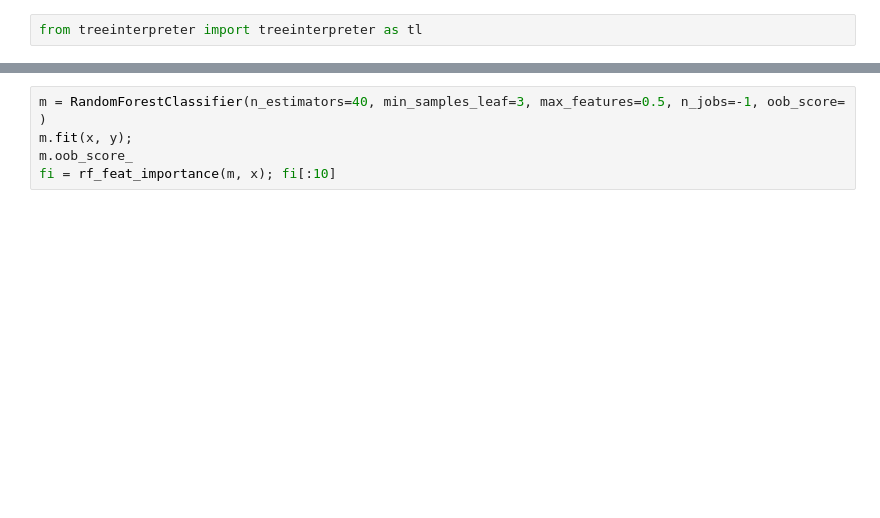
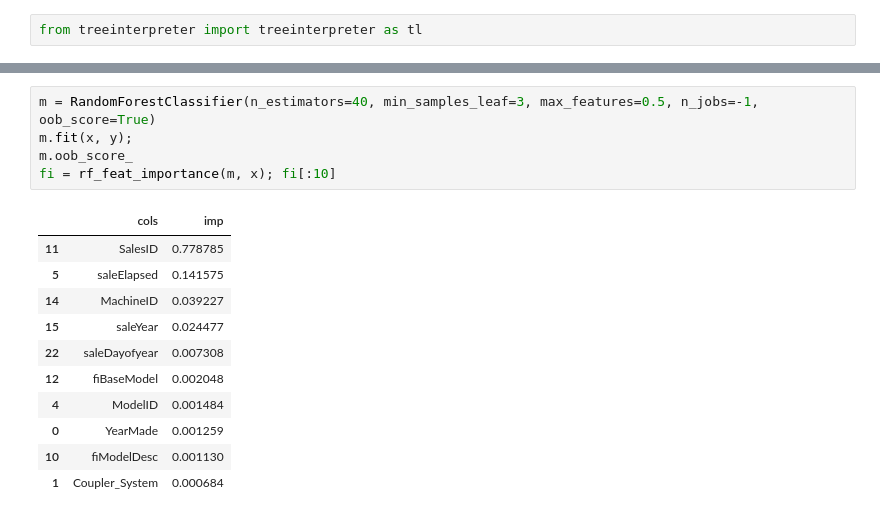
Before and after one commit to s-r-aman/machine_learning_playground, a Jupyter notebook: fastdotai/fastai_1.ipynb, the cells around one changed output, grey strips where cells are left out. Cells and saved outputs as stored; diff of their text form; blank space fills up the shorter version.

```diff
--- a/fastdotai/fastai_1.ipynb
+++ b/fastdotai/fastai_1.ipynb
@@ -146,9 +256,20 @@ x, y, nas = proc_df(df_ext, 'is_valid')
 # %%
-m = RandomForestClassifier(n_estimators=40, min_samples_leaf=3, max_features=0.5, n_jobs=-1, oob_score=
-)
+m = RandomForestClassifier(n_estimators=40, min_samples_leaf=3, max_features=0.5, n_jobs=-1, oob_score=True)
 m.fit(x, y);
 m.oob_score_
 fi = rf_feat_importance(m, x); fi[:10]
+# %% [output]
+|  | cols | imp |
+| 11 | SalesID | 0.778785 |
+| 5 | saleElapsed | 0.141575 |
+| 14 | MachineID | 0.039227 |
+| 15 | saleYear | 0.024477 |
+| 22 | saleDayofyear | 0.007308 |
+| 12 | fiBaseModel | 0.002048 |
+| 4 | ModelID | 0.001484 |
+| 0 | YearMade | 0.001259 |
+| 10 | fiModelDesc | 0.001130 |
+| 1 | Coupler_System | 0.000684 |
 # %%
 feats=['SalesID', 'saleElapsed', 'MachineID']
 
```
Also changed, not shown: parts of 25 cells of this notebook.
